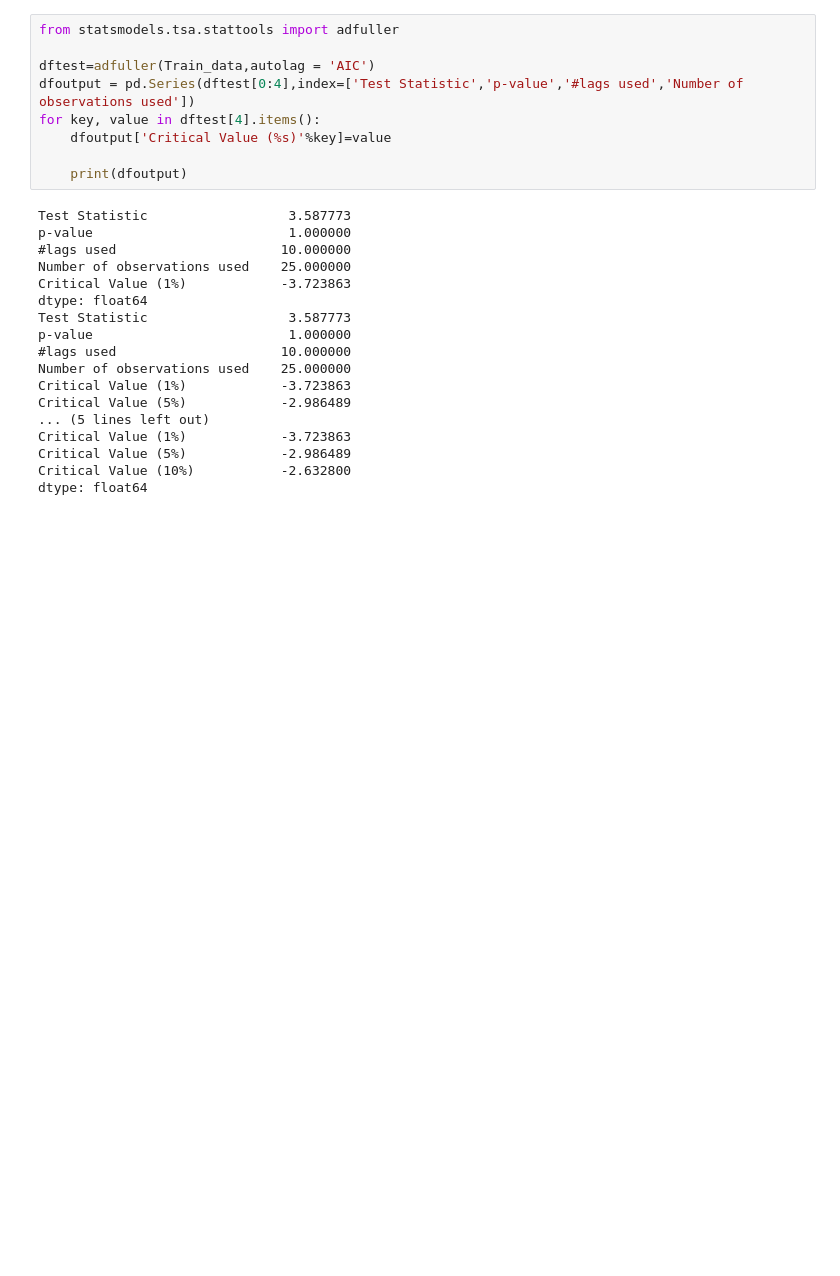
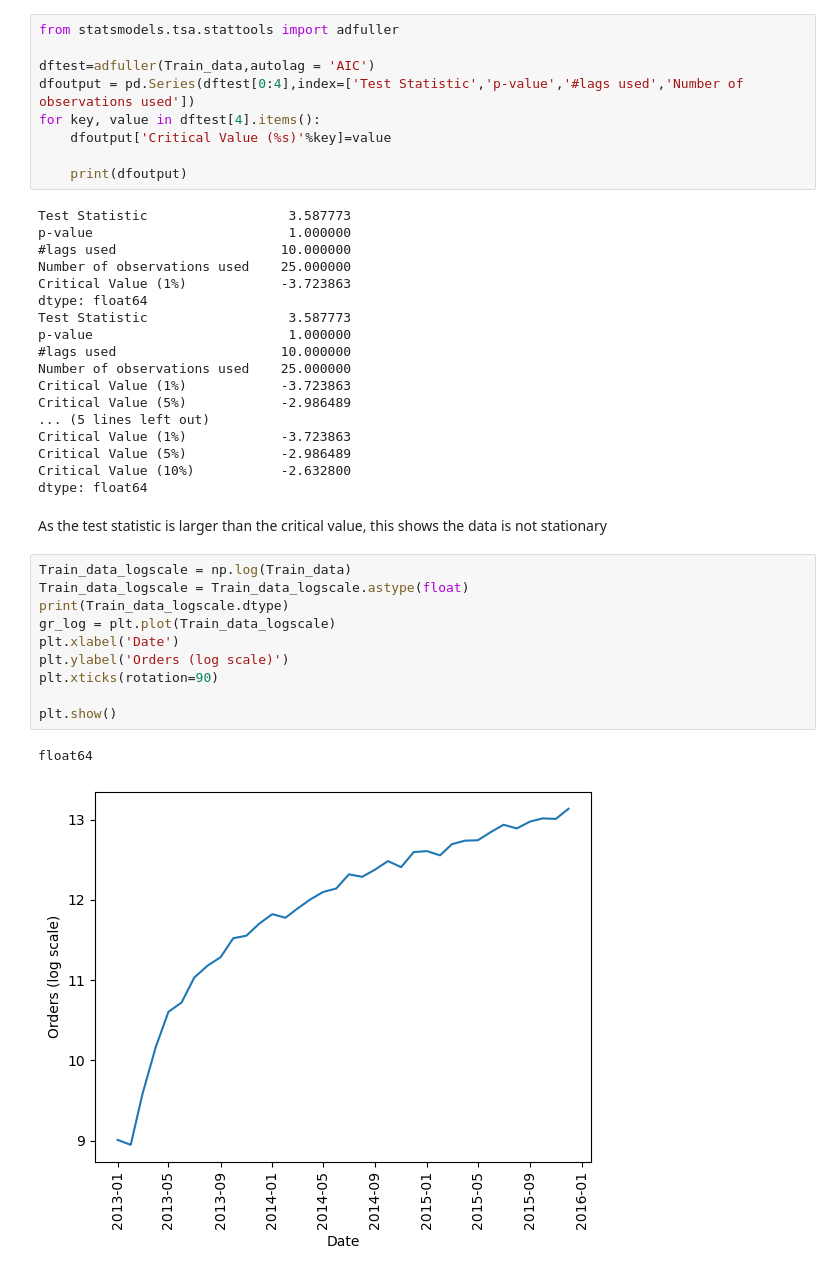
Before and after one commit to Josh7958/DataPortfolio, a Jupyter notebook: Forecasting Time series data.ipynb, the cells around one changed output. Saved outputs shown, nothing was run; the diff lists cells and outputs as text; blank space fills up the shorter version.

```diff
--- a/Forecasting Time series data.ipynb
+++ b/Forecasting Time series data.ipynb
@@ -111,3 +107,18 @@ Critical Value (1%)            -3.723863
 Critical Value (5%)            -2.986489
 Critical Value (10%)           -2.632800
 dtype: float64
+# %% [markdown]
+As the test statistic is larger than the critical value, this shows the data is not stationary
+# %%
+Train_data_logscale = np.log(Train_data)
+Train_data_logscale = Train_data_logscale.astype(float)
+print(Train_data_logscale.dtype)
+gr_log = plt.plot(Train_data_logscale)
+plt.xlabel('Date')
+plt.ylabel('Orders (log scale)')
+plt.xticks(rotation=90)
+
+plt.show()
+# %% [output]
+float64
+[figure, added]
```
Also changed, not shown: parts of 11 cells of this notebook.
